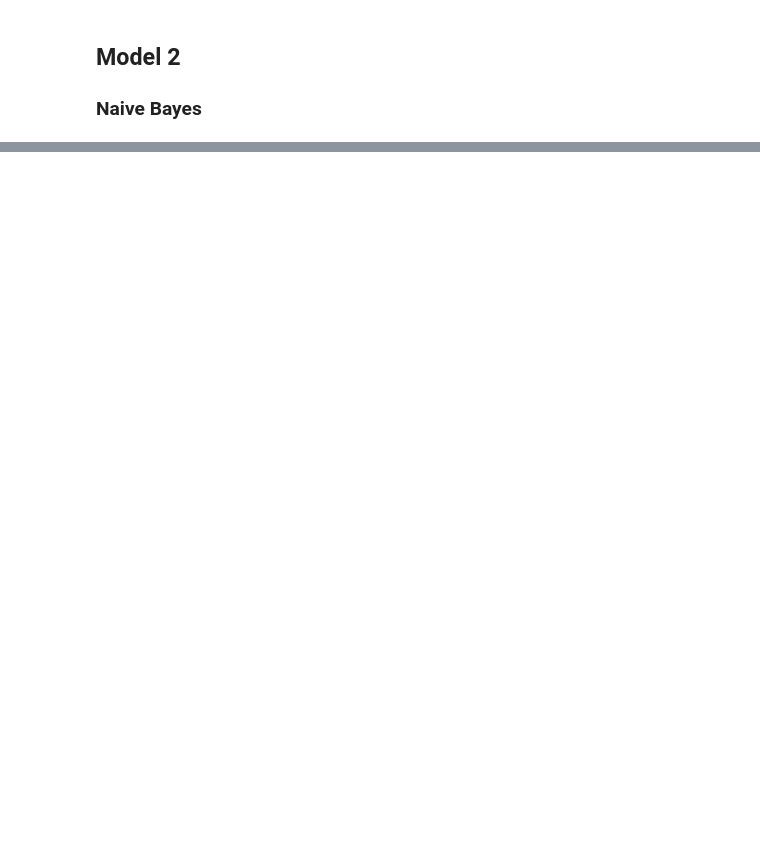
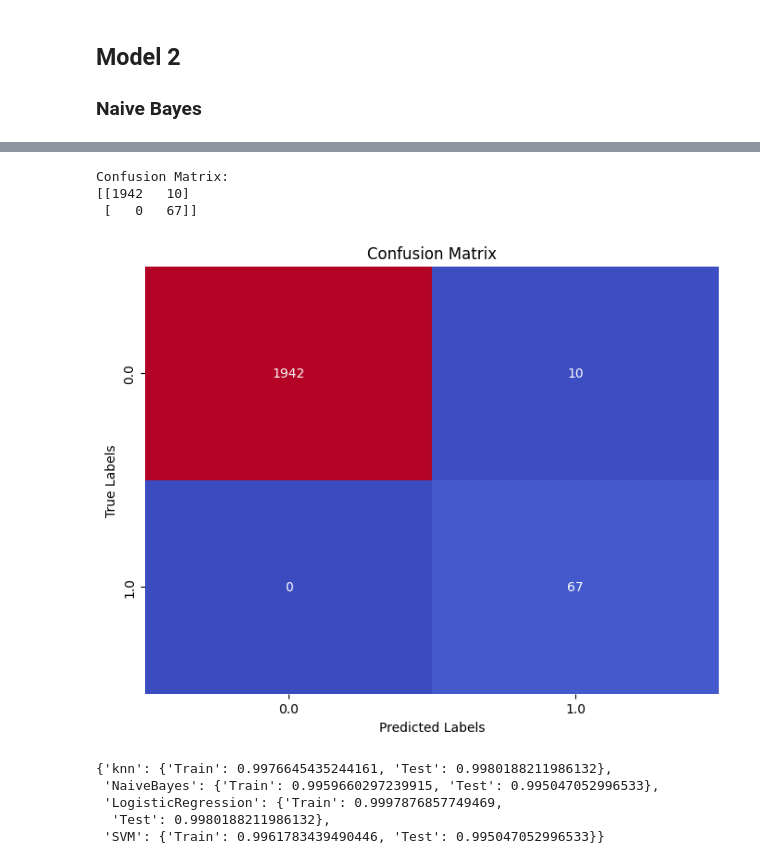
Before and after one commit to tinkersain/AsteroidDetection, a Jupyter notebook: Models/Training/train.ipynb, the cells around one changed output, grey strips where cells are left out. Cells and saved outputs as stored; diff of their text form; code cells hidden in the pictures; blank space fills up the shorter version.

```diff
--- a/Models/Training/train.ipynb
+++ b/Models/Training/train.ipynb
@@ -473,0 +526,24 @@ Confusion Matrix:
+# %%
+from sklearn.svm import SVC
+
+svm_model = SVC()
+svm_model = svm_model.fit(x_train,y_train)
+
+# Making Predictions on Training and Testing Dataset
+y_train_pred = svm_model.predict(x_train)
+y_test_pred = svm_model.predict(x_test)
+
+#Calculating Training and Testing Accuracy
+svm_train_accuracy = accuracy_score(y_train, y_train_pred)
+
+# Calculate accuracy for the testing set
+svm_test_accuracy = accuracy_score(y_test, y_test_pred)
+
+print(f"Training Accuracy: {svm_train_accuracy} ==> ({(svm_train_accuracy*100):.2f}%)")
+print(f"Testing Accuracy: {svm_test_accuracy} ==> ({(svm_test_accuracy*100):.2f}%)")
+print()
+
+#Storing Calculated Training and Testing Accuracy in a Dictionary
+add_accuracy(svm_train_accuracy,svm_test_accuracy,"SVM")
+
+print(classification_report(y_test,y_test_pred))
@@ -473,0 +564,28 @@ Confusion Matrix:
+# %%
+# Getting Confusion Matrix for the Predictions made
+conf_matrix = confusion_matrix(y_test, y_test_pred)
+
+# Display the confusion matrix
+print("Confusion Matrix:")
+print(conf_matrix)
+
+plt.figure(figsize=(8, 6))
+sns.heatmap(conf_matrix, annot=True, fmt="d",cmap="coolwarm", cbar=False,
+            xticklabels=sorted(set(y_test)), yticklabels=sorted(set(y_test)))
+plt.title("Confusion Matrix")
+plt.xlabel("Predicted Labels")
+plt.ylabel("True Labels")
+plt.show()
+# %% [output]
+Confusion Matrix:
+[[1942   10]
+ [   0   67]]
+[figure, added]
+# %%
+accuracy_dic
+# %% [output]
+{'knn': {'Train': 0.9976645435244161, 'Test': 0.9980188211986132},
+ 'NaiveBayes': {'Train': 0.9959660297239915, 'Test': 0.995047052996533},
+ 'LogisticRegression': {'Train': 0.9997876857749469,
+  'Test': 0.9980188211986132},
+ 'SVM': {'Train': 0.9961783439490446, 'Test': 0.995047052996533}}
```
Also changed, not shown: parts of 22 cells of this notebook.
